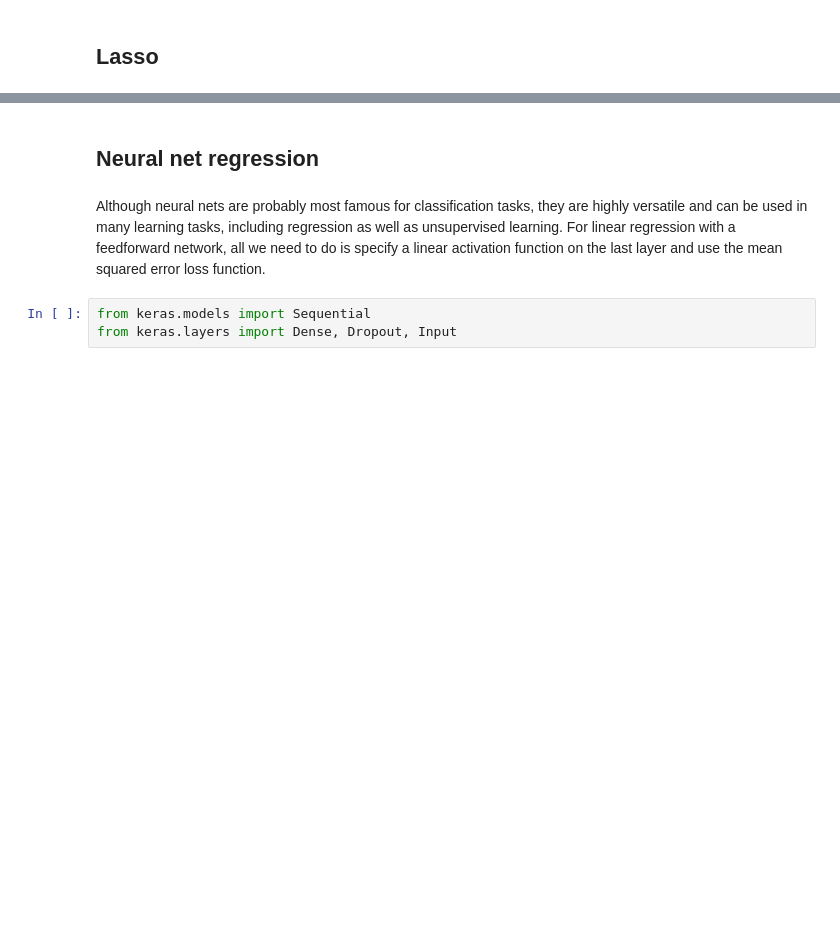
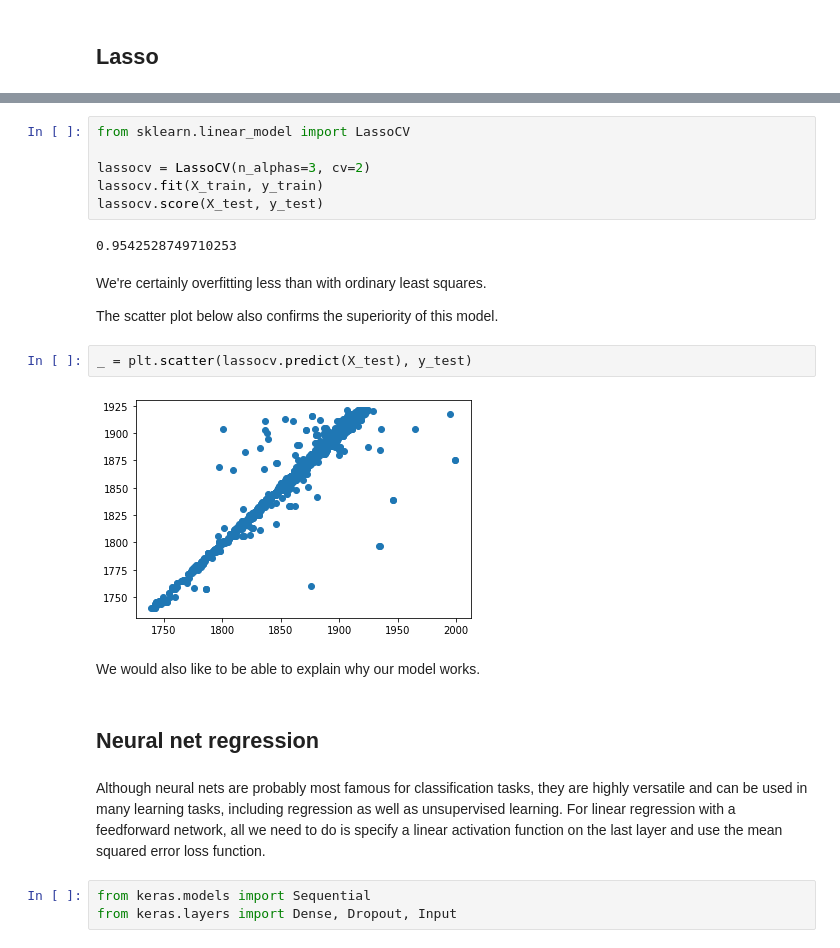
Before and after one commit to bencwallace/doc2date, a Jupyter notebook: doc2date.ipynb, the cells around one changed output, grey strips where cells are left out. Saved outputs shown, nothing was run; the diff lists cells and outputs as text; blank space fills up the shorter version.

```diff
--- a/doc2date.ipynb
+++ b/doc2date.ipynb
@@ -250,3 +323,21 @@ Lasso penalizes the $L_1$ norm of the regression coefficients and this is known
+# %%
+from sklearn.linear_model import LassoCV
+
+lassocv = LassoCV(n_alphas=3, cv=2)
+lassocv.fit(X_train, y_train)
+lassocv.score(X_test, y_test)
+# %% [output]
+0.9542528749710253
+# %% [markdown]
+We're certainly overfitting less than with ordinary least squares.
+
+The scatter plot below also confirms the superiority of this model.
+# %%
+_ = plt.scatter(lassocv.predict(X_test), y_test)
+# %% [output]
+[figure, added]
+# %% [markdown]
+We would also like to be able to explain why our model works.
 # %% [markdown]
 ## Neural net regression
 # %% [markdown]
```
Also changed, not shown: parts of 50 cells of this notebook.
